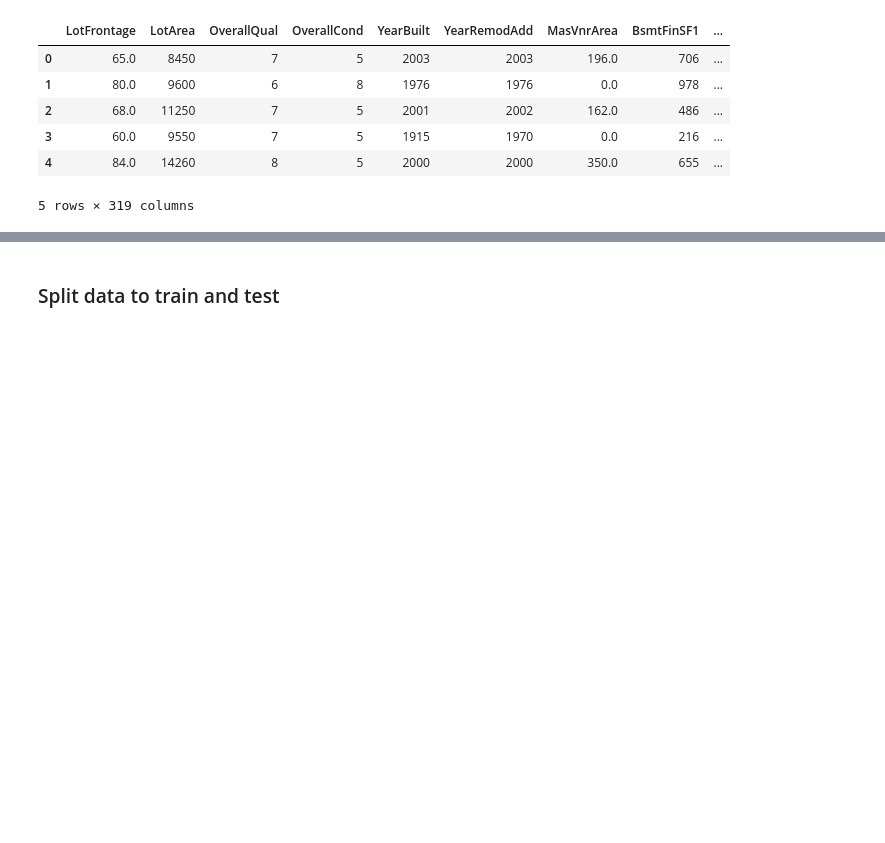
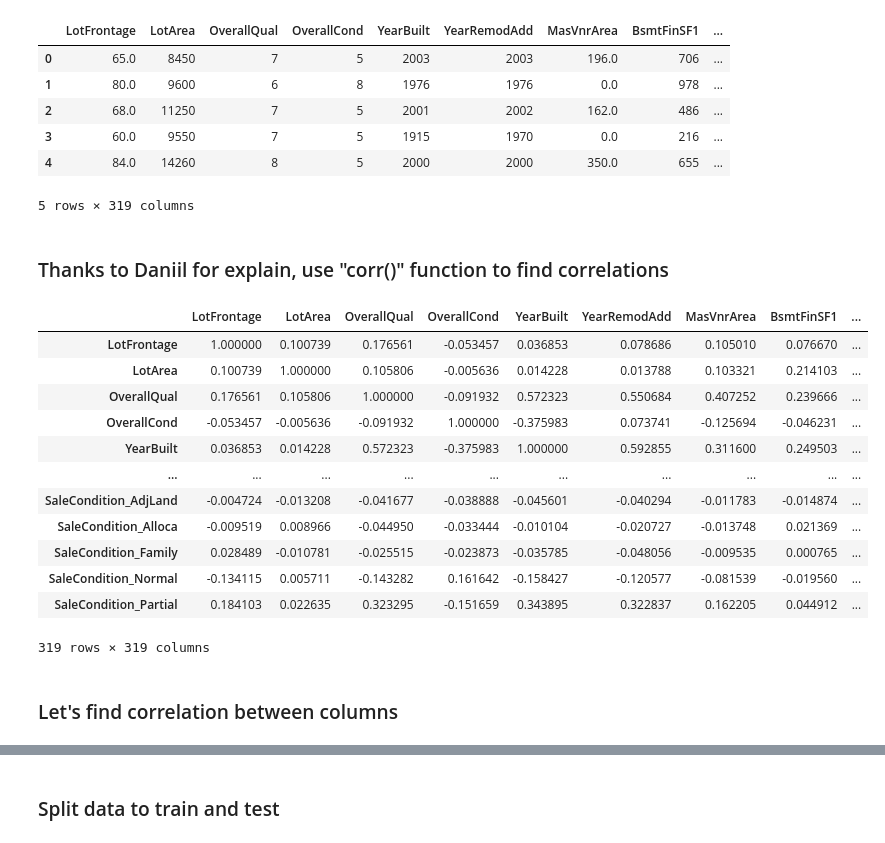
Before and after one commit to jk66rus/homework_01, a Jupyter notebook: homework_07/Homework 07.ipynb, the cells around one changed output, grey strips where cells are left out. Saved outputs shown, nothing was run; the diff lists cells and outputs as text; code cells hidden in the pictures; blank space fills up the shorter version.

```diff
--- a/homework_07/Homework 07.ipynb
+++ b/homework_07/Homework 07.ipynb
@@ -151,3 +151,23 @@ data.head()
 | 3 | 60.0 | 9550 | 7 | 5 | 1915 | 1970 | 0.0 | 216 | ... |
 | 4 | 84.0 | 14260 | 8 | 5 | 2000 | 2000 | 350.0 | 655 | ... |
 5 rows × 319 columns
+# %% [markdown]
+### Thanks to Daniil for explain, use "corr()" function to find correlations
+# %%
+data.corr()
+# %% [output]
+|  | LotFrontage | LotArea | OverallQual | OverallCond | YearBuilt | YearRemodAdd | MasVnrArea | BsmtFinSF1 | ... |
+| LotFrontage | 1.000000 | 0.100739 | 0.176561 | -0.053457 | 0.036853 | 0.078686 | 0.105010 | 0.076670 | ... |
+| LotArea | 0.100739 | 1.000000 | 0.105806 | -0.005636 | 0.014228 | 0.013788 | 0.103321 | 0.214103 | ... |
+| OverallQual | 0.176561 | 0.105806 | 1.000000 | -0.091932 | 0.572323 | 0.550684 | 0.407252 | 0.239666 | ... |
+| OverallCond | -0.053457 | -0.005636 | -0.091932 | 1.000000 | -0.375983 | 0.073741 | -0.125694 | -0.046231 | ... |
+| YearBuilt | 0.036853 | 0.014228 | 0.572323 | -0.375983 | 1.000000 | 0.592855 | 0.311600 | 0.249503 | ... |
+| ... | ... | ... | ... | ... | ... | ... | ... | ... | ... |
+| SaleCondition_AdjLand | -0.004724 | -0.013208 | -0.041677 | -0.038888 | -0.045601 | -0.040294 | -0.011783 | -0.014874 | ... |
+| SaleCondition_Alloca | -0.009519 | 0.008966 | -0.044950 | -0.033444 | -0.010104 | -0.020727 | -0.013748 | 0.021369 | ... |
+| SaleCondition_Family | 0.028489 | -0.010781 | -0.025515 | -0.023873 | -0.035785 | -0.048056 | -0.009535 | 0.000765 | ... |
+| SaleCondition_Normal | -0.134115 | 0.005711 | -0.143282 | 0.161642 | -0.158427 | -0.120577 | -0.081539 | -0.019560 | ... |
+| SaleCondition_Partial | 0.184103 | 0.022635 | 0.323295 | -0.151659 | 0.343895 | 0.322837 | 0.162205 | 0.044912 | ... |
+319 rows × 319 columns
+# %% [markdown]
+### Let's find correlation between columns
```
Also changed, not shown: parts of 32 cells of this notebook.
